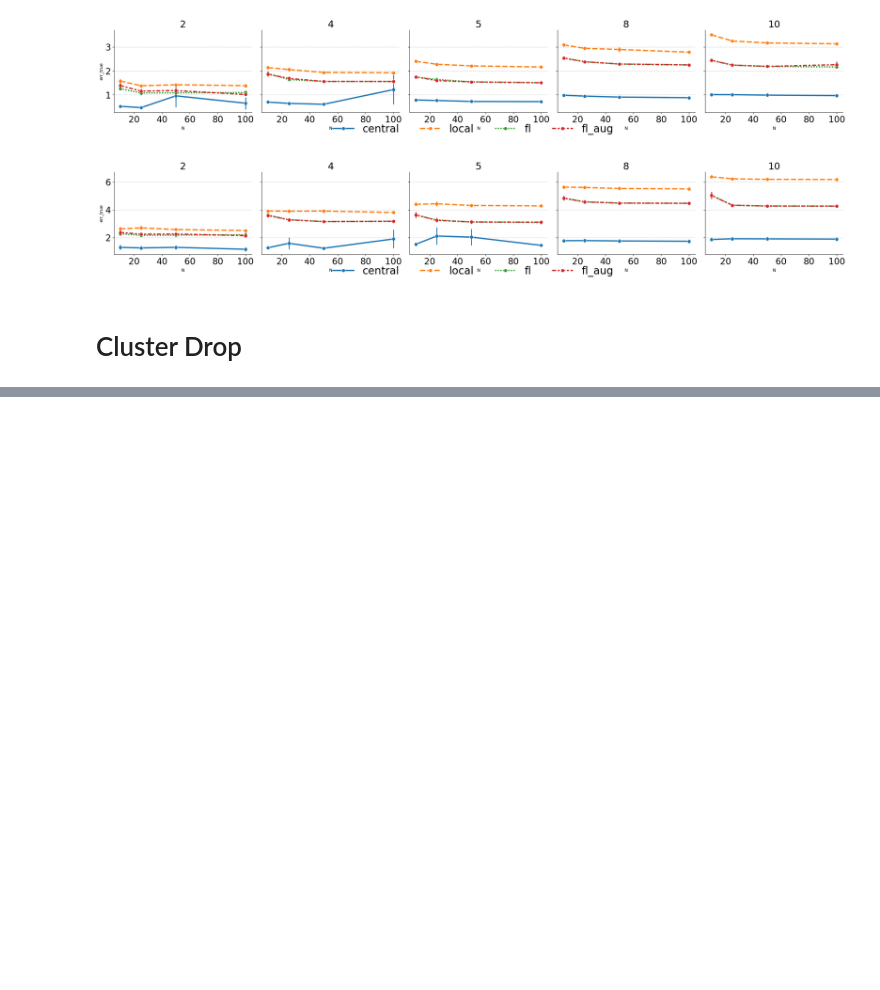
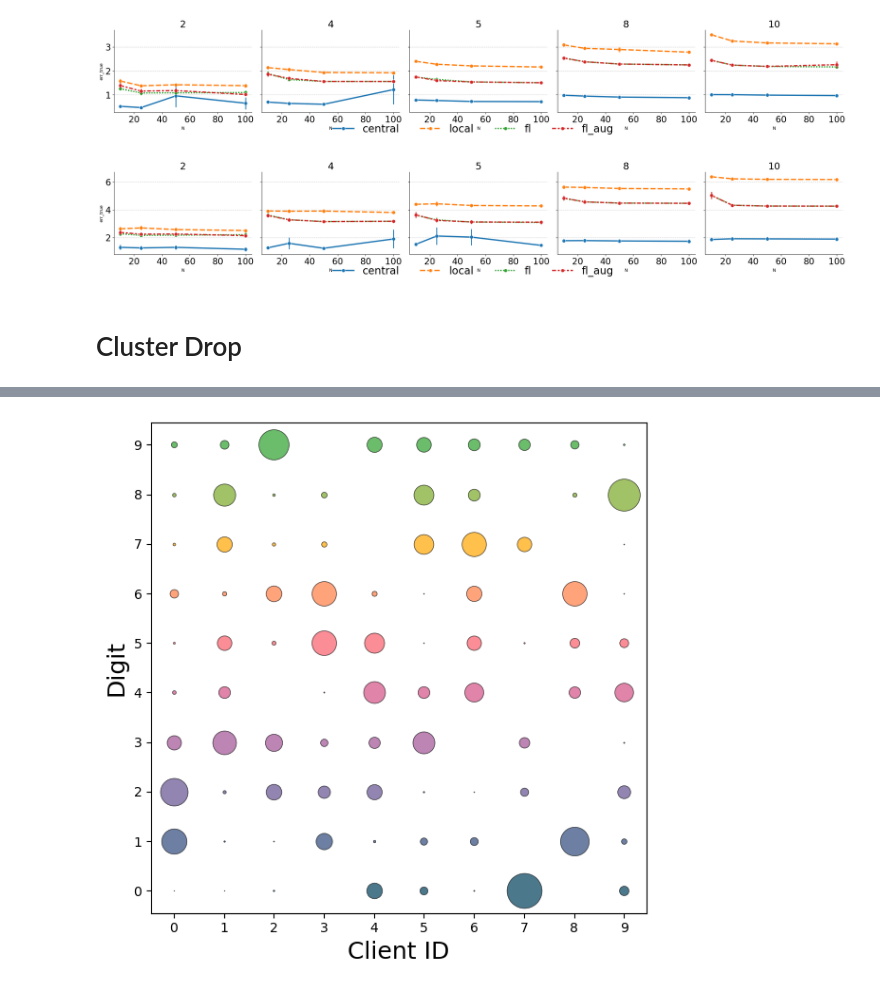
Before and after one commit to shamPJ/KL-GTVmin-GMM, a Jupyter notebook: Untitled.ipynb, the cells around one changed output, grey strips where cells are left out. Cells and saved outputs as stored; diff of their text form; code cells hidden in the pictures; blank space fills up the shorter version.

```diff
--- a/Untitled.ipynb
+++ b/Untitled.ipynb
@@ -305,0 +488,12 @@ plot_metrics(df_lambda_1, "N", "err_true", "D")
+# %%
+seed=0
+np.random.seed(seed)
+
+client_data, client_data_val, client_labels, client_labels_val, label_proportions = generate_data_mnist(n_clients=10,
+                        n_clusters=10,
+                        n_samples=30,
+                        n_samples_val=1000,
+                        n_features=2,
+                        seed=seed,
+                        alpha=0.2,
+                        dimred='umap')
@@ -305,0 +547,4 @@ plot_metrics(df_lambda_1, "N", "err_true", "D")
+# %%
+plot_label_distribution_scatter(label_proportions)
+# %% [output]
+[figure, added]
```
Also changed, not shown: parts of 11 cells of this notebook, 16 other files.
